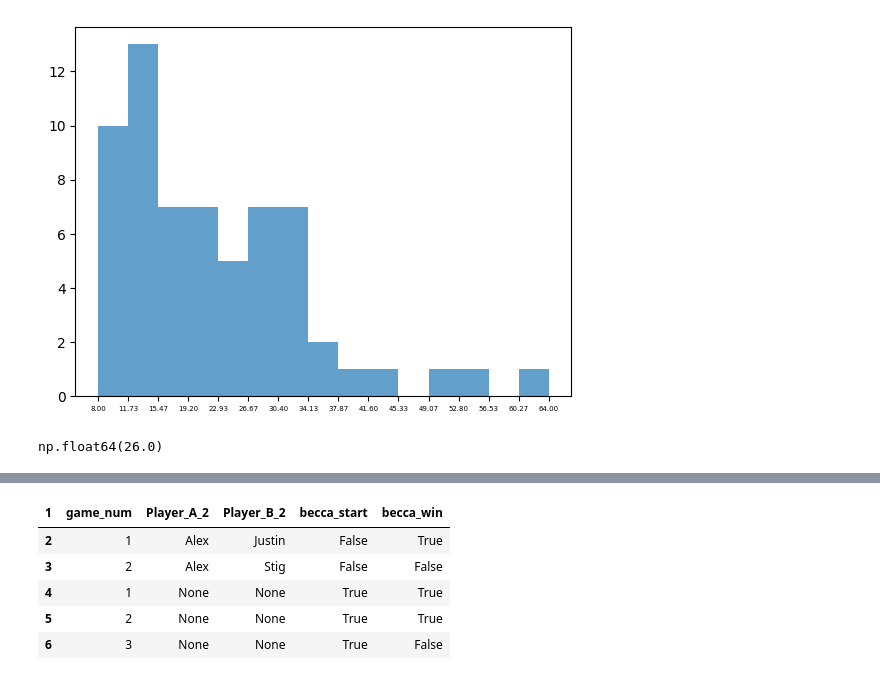
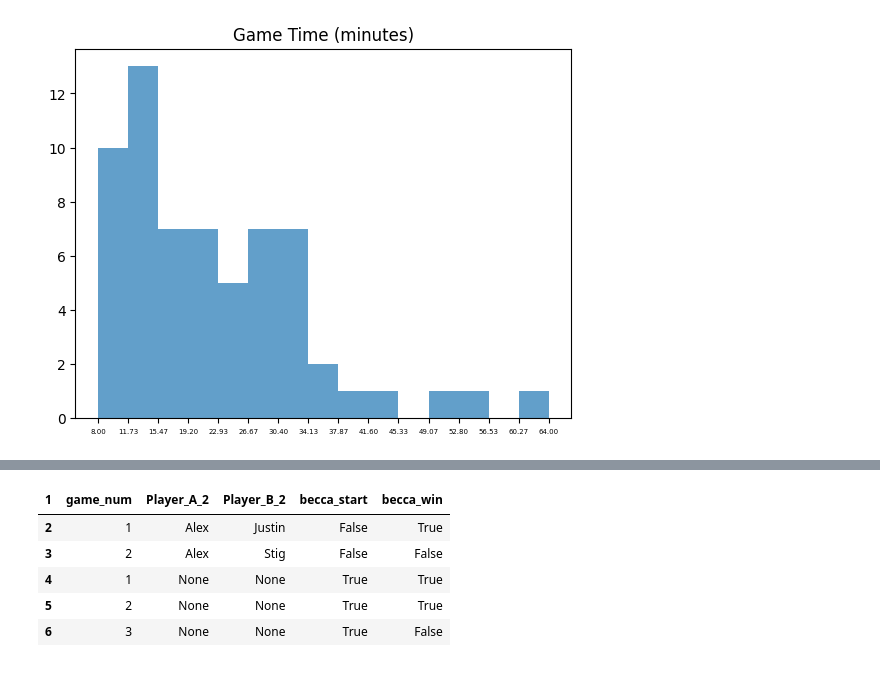
Before and after one commit to juliannaharwood/pickleball-app, a Jupyter notebook: backend/train.ipynb, the cells around one changed output, grey strips where cells are left out. Cells and saved outputs as stored; diff of their text form; code cells hidden in the pictures.

```diff
--- a/backend/train.ipynb
+++ b/backend/train.ipynb
@@ -40,2 +72,9 @@ pickle.head()
 # %%
-pickle_new = pickle.copy()
+# how is game time distributed?
+
+n, bins, edges = plt.hist(features.game_length_mins, bins=15, ec="red", alpha=0.7)
+plt.xticks(bins, fontsize=5)
+plt.title("Game Time (minutes)")
+plt.show()
+# %% [output]
+[figure, added]
@@ -44,10 +80,0 @@ pickle_new['game_length_mins'] = pickle_new.game_length.dt.total_seconds()/60
-# %%
-n, bins, edges = plt.hist(pickle_new.game_length_mins, bins=15, ec="red", alpha=0.7)
-plt.xticks(bins, fontsize=5)
-plt.show()
-# %% [output]
-[figure, removed]
-# %%
-np.percentile(pickle_new.game_length_mins, 66)
-# %% [output]
-np.float64(26.0)
```
Also changed, not shown: parts of 31 cells of this notebook, 10 other files.
